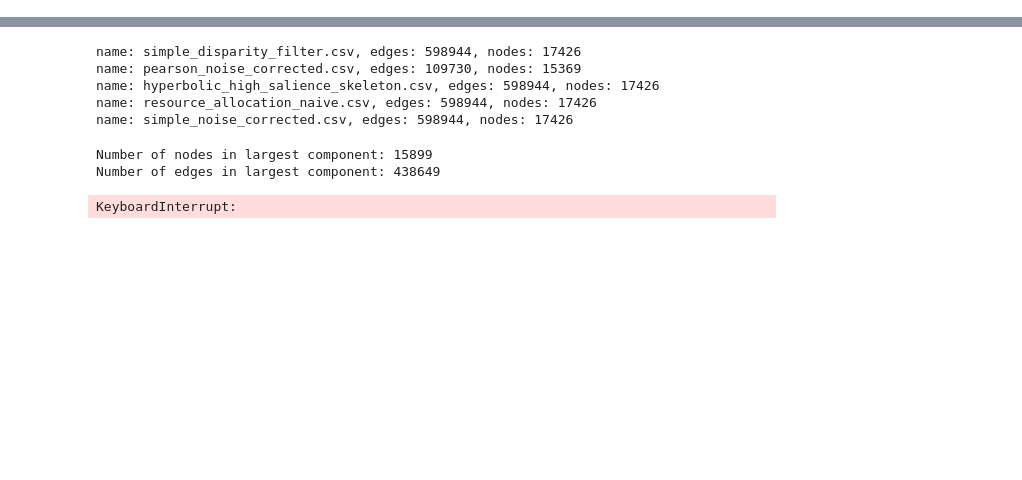
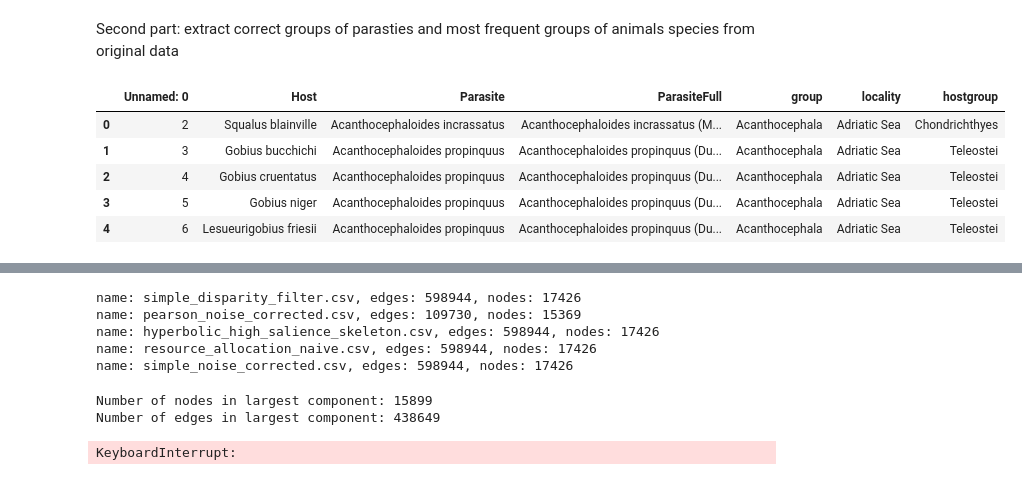
Before and after one commit to ikradnegyhusz/parasites_network_analysis, a Jupyter notebook: notebooks/0.01-skc-projection_test.ipynb, the cells around one changed output, grey strips where cells are left out. Saved outputs shown, nothing was run; the diff lists cells and outputs as text; code cells hidden in the pictures; blank space fills up the shorter version.

```diff
--- a/notebooks/0.01-skc-projection_test.ipynb
+++ b/notebooks/0.01-skc-projection_test.ipynb
@@ -20,4 +93,12 @@ G = nx.from_pandas_edgelist(df, source='source', target='target', edge_attr='wei
+# %% [markdown]
+Second part: extract correct groups of parasties and most frequent groups of animals species from original data
 # %%
-atribute_df = pd.read_csv('/Users/sunechristiansen/sune/network_analysis/project/parasites_network_analysis/data/nodes.csv')
-
-extra_attributes = pd.read_csv('/Users/sunechristiansen/Downloads/helminths (1).csv', encoding='ISO-8859-1')
+original_data = pd.read_csv('../data/helminths.csv', encoding='ISO-8859-1')
+original_data.head()
+# %% [output]
+|  | Unnamed: 0 | Host | Parasite | ParasiteFull | group | locality | hostgroup |
+| 0 | 2 | Squalus blainville | Acanthocephaloides incrassatus | Acanthocephaloides incrassatus (M... | Acanthocephala | Adriatic Sea | Chondrichthyes |
+| 1 | 3 | Gobius bucchichi | Acanthocephaloides propinquus | Acanthocephaloides propinquus (Du... | Acanthocephala | Adriatic Sea | Teleostei |
+| 2 | 4 | Gobius cruentatus | Acanthocephaloides propinquus | Acanthocephaloides propinquus (Du... | Acanthocephala | Adriatic Sea | Teleostei |
+| 3 | 5 | Gobius niger | Acanthocephaloides propinquus | Acanthocephaloides propinquus (Du... | Acanthocephala | Adriatic Sea | Teleostei |
+| 4 | 6 | Lesueurigobius friesii | Acanthocephaloides propinquus | Acanthocephaloides propinquus (Du... | Acanthocephala | Adriatic Sea | Teleostei |
```
Also changed, not shown: parts of 24 cells of this notebook.
